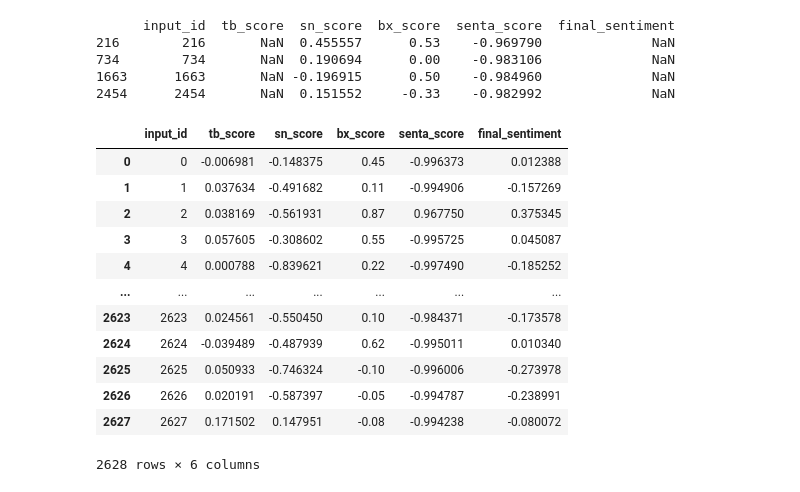
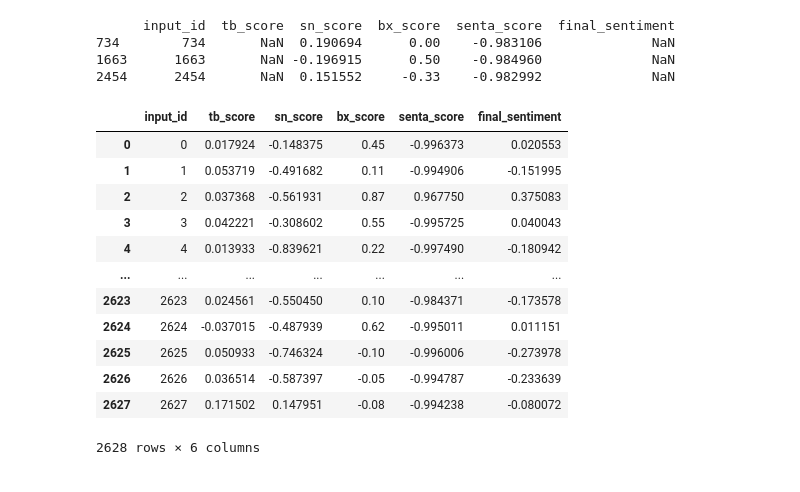
Before and after one commit to tychen5/BERT_chinese_LM_processing, a Jupyter notebook: src/D.combine_SentimentAlgo.ipynb, the cells around one changed output. Saved outputs shown, nothing was run; the diff lists cells and outputs as text; code cells hidden in the pictures.

```diff
--- a/src/D.combine_SentimentAlgo.ipynb
+++ b/src/D.combine_SentimentAlgo.ipynb
@@ -35,35 +35,34 @@ four_algos
 # %%
 four_algos['final_sentiment'] = (four_algos['tb_score']*2 + four_algos['sn_score'] + four_algos['bx_score']*2.3 + four_algos['senta_score']*0.8 )/6.1
 four_algos1 = four_algos[four_algos.isna().any(axis=1)]
 print(four_algos1)
 col1 = four_algos.tb_score.mean()
 col2 = four_algos.final_sentiment.mean()
 naid_li = four_algos1.input_id.tolist()
 for naid in naid_li:
     if four_algos.loc[naid].isna()['tb_score'] == True: #deal with possible error in TextBlob pkg (missing value)
-        four_algos.loc[naid,'tb_score'] = ((four_algos.loc[naid,'sn_score'] + 2.1*four_algos.loc[naid,'bx_score'] + 0.9*four_algos.loc[naid,'senta_score'])/2 +col1+col2)/4
+        four_algos.loc[naid,'tb_score'] = ((four_algos.loc[naid,'sn_score'] + 2.1*four_algos.loc[naid,'bx_score'] + 0.9*four_algos.loc[naid,'senta_score'])/4*3 +col1+col2)/5
         four_algos.loc[naid,'final_sentiment'] = (four_algos.loc[naid,'tb_score']*2 + four_algos.loc[naid,'sn_score'] + four_algos.loc[naid,'bx_score']*2.3 + four_algos.loc[naid,'senta_score']*0.8 )/6.1
     else:
         print("fillna error, because the nan column is not TextBlob slot! => ",four_algos.loc[naid])
 assert len(four_algos[four_algos.isna().any(axis=1)]) == 0
 four_algos
 # %% [output]
       input_id  tb_score  sn_score  bx_score  senta_score  final_sentiment
-216        216       NaN  0.455557      0.53    -0.969790              NaN
 734        734       NaN  0.190694      0.00    -0.983106              NaN
 1663      1663       NaN -0.196915      0.50    -0.984960              NaN
 2454      2454       NaN  0.151552     -0.33    -0.982992              NaN
 |  | input_id | tb_score | sn_score | bx_score | senta_score | final_sentiment |
-| 0 | 0 | -0.006981 | -0.148375 | 0.45 | -0.996373 | 0.012388 |
-| 1 | 1 | 0.037634 | -0.491682 | 0.11 | -0.994906 | -0.157269 |
-| 2 | 2 | 0.038169 | -0.561931 | 0.87 | 0.967750 | 0.375345 |
-| 3 | 3 | 0.057605 | -0.308602 | 0.55 | -0.995725 | 0.045087 |
-| 4 | 4 | 0.000788 | -0.839621 | 0.22 | -0.997490 | -0.185252 |
+| 0 | 0 | 0.017924 | -0.148375 | 0.45 | -0.996373 | 0.020553 |
+| 1 | 1 | 0.053719 | -0.491682 | 0.11 | -0.994906 | -0.151995 |
+| 2 | 2 | 0.037368 | -0.561931 | 0.87 | 0.967750 | 0.375083 |
+| 3 | 3 | 0.042221 | -0.308602 | 0.55 | -0.995725 | 0.040043 |
+| 4 | 4 | 0.013933 | -0.839621 | 0.22 | -0.997490 | -0.180942 |
 | ... | ... | ... | ... | ... | ... | ... |
 | 2623 | 2623 | 0.024561 | -0.550450 | 0.10 | -0.984371 | -0.173578 |
-| 2624 | 2624 | -0.039489 | -0.487939 | 0.62 | -0.995011 | 0.010340 |
+| 2624 | 2624 | -0.037015 | -0.487939 | 0.62 | -0.995011 | 0.011151 |
 | 2625 | 2625 | 0.050933 | -0.746324 | -0.10 | -0.996006 | -0.273978 |
-| 2626 | 2626 | 0.020191 | -0.587397 | -0.05 | -0.994787 | -0.238991 |
+| 2626 | 2626 | 0.036514 | -0.587397 | -0.05 | -0.994787 | -0.233639 |
 | 2627 | 2627 | 0.171502 | 0.147951 | -0.08 | -0.994238 | -0.080072 |
 2628 rows × 6 columns
 # %%
```
Also changed, not shown: parts of 4 cells of this notebook, 3 other files.
